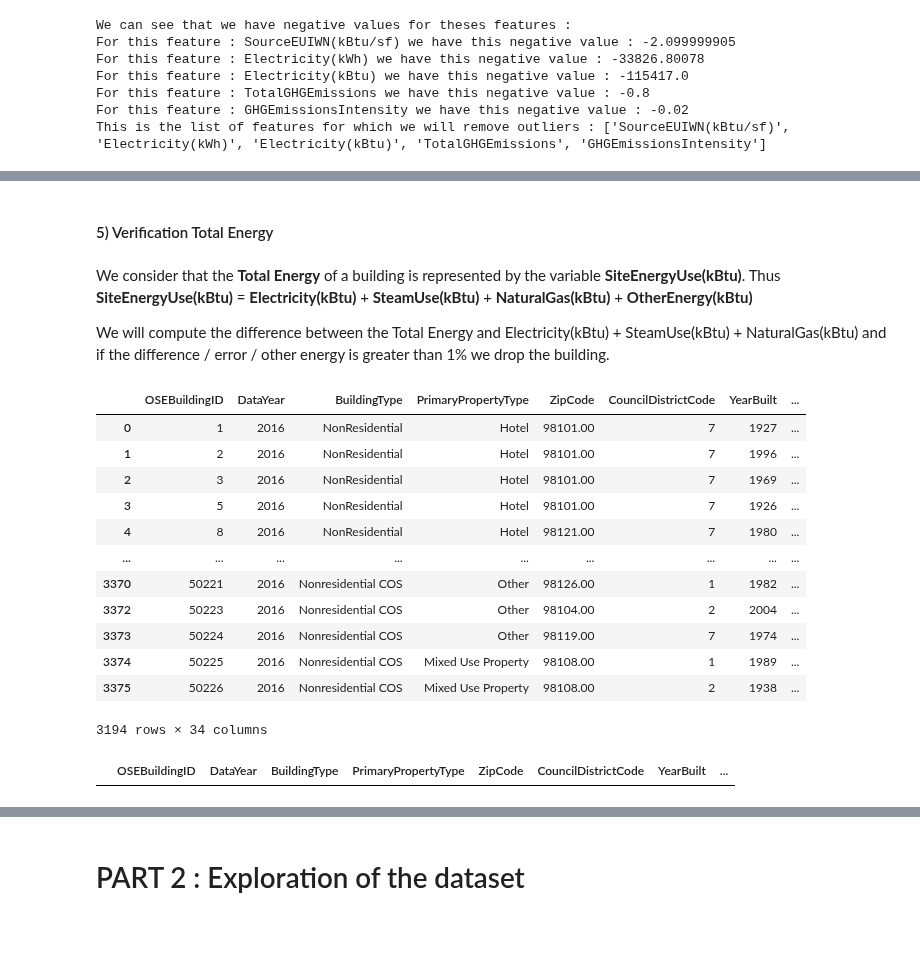
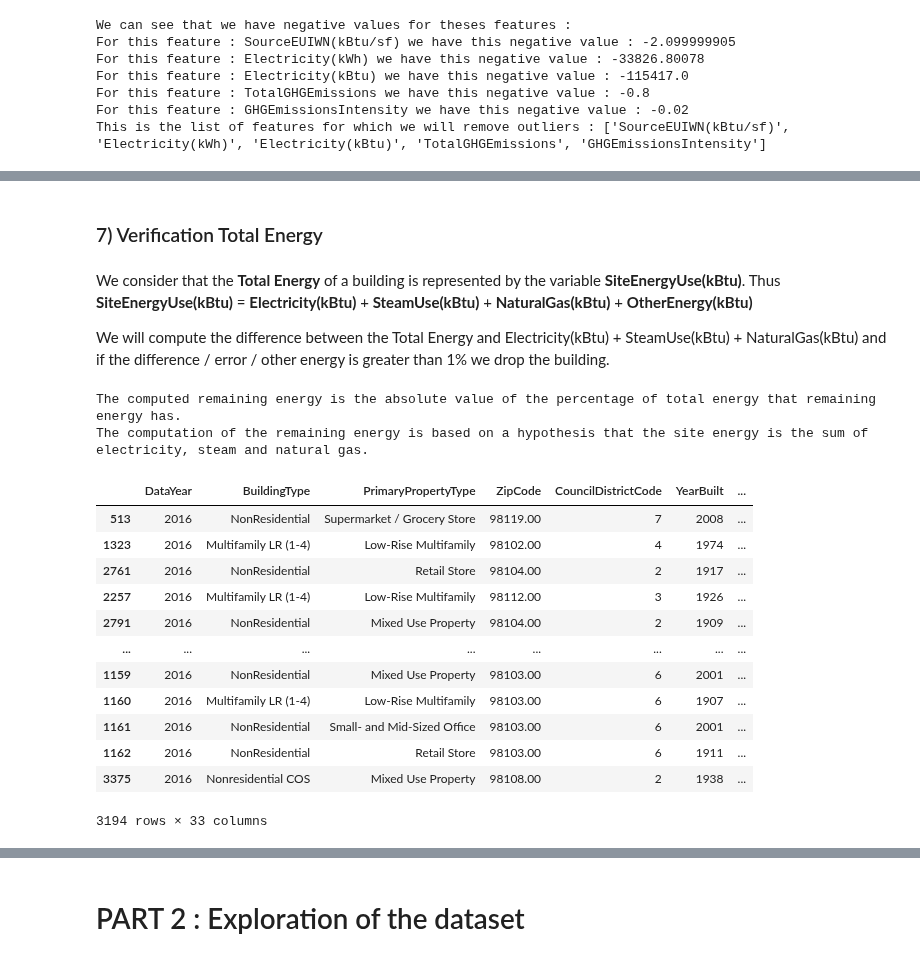
Before and after one commit to oumeima-elgharbi/P4_Data_Science_OpenClassrooms, a Jupyter notebook: P4_01_preprocess.ipynb, the cells around one changed output, grey strips where cells are left out. Drawn from its saved outputs; the diff is of its cells as text; code cells hidden in the pictures; blank space fills up the shorter version.

```diff
--- a/P4_01_preprocess.ipynb
+++ b/P4_01_preprocess.ipynb
@@ -578,12 +577,24 @@ print("We can see that we have negative values for theses features : ")
 
 all_energy_features = ["SiteEUI(kBtu/sf)", "SiteEUIWN(kBtu/sf)", "SourceEUI(kBtu/sf)", "SourceEUIWN(kBtu/sf)", "SiteEnergyUse(kBtu)", "SiteEnergyUseWN(kBtu)", "SteamUse(kBtu)", "Electricity(kWh)", "Electricity(kBtu)", "NaturalGas(therms)", "NaturalGas(kBtu)", "TotalGHGEmissions", "GHGEmissionsIntensity"]
 
-features_with_negative_values = []
-for energy_feature in all_energy_features:
-    energy_min = all_data_v4[energy_feature].min()
-    if energy_min < 0:
-        print("For this feature :", energy_feature, "we have this negative value :", energy_min)
-        features_with_negative_values.append(energy_feature)
+def verify_min_value(data_frame, all_features, ceiling):
+    """
+
+    :param data_frame:
+    :param all_features:
+    :param ceiling:
+    :return:
+    """
+
+    features_with_negative_values = []
+    for energy_feature in all_features:
+        energy_min = data_frame[energy_feature].min()
+        if energy_min < ceiling:
+            print("For this feature :", energy_feature, "we have this negative value :", energy_min)
+            features_with_negative_values.append(energy_feature)
+    return features_with_negative_values
+
+features_with_negative_values = verify_min_value(all_data_v4, all_energy_features, 0)
 
 print("This is the list of features for which we will remove outliers :", features_with_negative_values)
 # %% [output]
@@ -595,18 +606,20 @@ For this feature : TotalGHGEmissions we have this negative value : -0.8
 For this feature : GHGEmissionsIntensity we have this negative value : -0.02
 This is the list of features for which we will remove outliers : ['SourceEUIWN(kBtu/sf)', 'Electricity(kWh)', 'Electricity(kBtu)', 'TotalGHGEmissions', 'GHGEmissionsIntensity']
 # %%
-def removing_energy_outliers(data_frame, energy_feature, ceiling):
+def removing_outliers(data_frame, feature, ceiling, less_than_or_equal=True):
     """
 
     :param data_frame:
     :param energy_feature:
     :return:
     """
-    df = data_frame[data_frame[energy_feature] >= ceiling]
+    if less_than_or_equal:
+        df = data_frame[data_frame[feature] <= ceiling]
+    else:
+        df = data_frame[data_frame[feature] >= ceiling]
     return df
 
-all_data_v5 = removing_energy_outliers(all_data_v4, "SourceEUIWN(kBtu/sf)", 0)
-
+all_data_v5 = removing_outliers(all_data_v4, "SourceEUIWN(kBtu/sf)", 0, less_than_or_equal=False)
 print("We had one outlier building for which the energy values were negative.")
 
 display(all_data_v5.describe())
@@ -633,5 +645,5 @@ for energy_feature in all_energy_features:
 # %% [markdown]
-#### 5) Verification Total Energy
+### 7) Verification Total Energy
 # %% [markdown]
 We consider that the **Total Energy** of a building is represented by the variable **SiteEnergyUse(kBtu)**.
 Thus  **SiteEnergyUse(kBtu)** = **Electricity(kBtu)** + **SteamUse(kBtu)** + **NaturalGas(kBtu)** + **OtherEnergy(kBtu)**
@@ -640,38 +652,37 @@ We will compute the difference between the Total Energy and Electricity(kBtu) +
 # %%
 def compute_TotalEnergy(data_frame):
     """
 
     :param data_frame:
     :return:
 
     :UC: 100% filled df[["SiteEnergyUse(kBtu)", "Electricity(kBtu)", "SteamUse(kBtu)", "NaturalGas(kBtu)"]]
     """
     df = data_frame.copy()
     # 1) We had a column that computes the difference between the Total Energy and Electricity, SteamUse and NaturalGas
     df["RemainingEnergy(kBtu)"] = df["SiteEnergyUse(kBtu)"] - (df["Electricity(kBtu)"] + df["SteamUse(kBtu)"] + df["NaturalGas(kBtu)"])
-    df["RemainingEnergy(%)"] = df["RemainingEnergy(kBtu)"] / df["SiteEnergyUse(kBtu)"]
-
-    #df_energy = df[["SiteEnergyUse(kBtu)", "Electricity(kBtu)", "SteamUse(kBtu)", "NaturalGas(kBtu)", "RemainingEnergy(kBtu)"]]
+    # 2) we take the absolute value of the difference and round up to the superior unit.
+    df["RemainingEnergy(%)"] = round(abs(df["RemainingEnergy(kBtu)"] / df["SiteEnergyUse(kBtu)"] * 100), 1) # abs adds 5 buildings
 
     return df
 
-x = compute_TotalEnergy(all_data_v5)
-display(x)
+print("The computed remaining energy is the absolute value of the percentage of total energy that remaining energy has.")
+print("The computation of the remaining energy is based on a hypothesis that the site energy is the sum of electricity, steam and natural gas.")
+all_data_v6 = compute_TotalEnergy(all_data_v5).sort_values(by="RemainingEnergy(%)", ascending=False)
+display(all_data_v6)
 # %% [output]
+The computed remaining energy is the absolute value of the percentage of total energy that remaining energy has.
+The computation of the remaining energy is based on a hypothesis that the site energy is the sum of electricity, steam and natural gas.
-|  | OSEBuildingID | DataYear | BuildingType | PrimaryPropertyType | ZipCode | CouncilDistrictCode | YearBuilt | ... |
-| 0 | 1 | 2016 | NonResidential | Hotel | 98101.00 | 7 | 1927 | ... |
-| 1 | 2 | 2016 | NonResidential | Hotel | 98101.00 | 7 | 1996 | ... |
-| 2 | 3 | 2016 | NonResidential | Hotel | 98101.00 | 7 | 1969 | ... |
-| 3 | 5 | 2016 | NonResidential | Hotel | 98101.00 | 7 | 1926 | ... |
-| 4 | 8 | 2016 | NonResidential | Hotel | 98121.00 | 7 | 1980 | ... |
-| ... | ... | ... | ... | ... | ... | ... | ... | ... |
-| 3370 | 50221 | 2016 | Nonresidential COS | Other | 98126.00 | 1 | 1982 | ... |
-| 3372 | 50223 | 2016 | Nonresidential COS | Other | 98104.00 | 2 | 2004 | ... |
-| 3373 | 50224 | 2016 | Nonresidential COS | Other | 98119.00 | 7 | 1974 | ... |
-| 3374 | 50225 | 2016 | Nonresidential COS | Mixed Use Property | 98108.00 | 1 | 1989 | ... |
-| 3375 | 50226 | 2016 | Nonresidential COS | Mixed Use Property | 98108.00 | 2 | 1938 | ... |
+|  | DataYear | BuildingType | PrimaryPropertyType | ZipCode | CouncilDistrictCode | YearBuilt | ... |
+| 513 | 2016 | NonResidential | Supermarket / Grocery Store | 98119.00 | 7 | 2008 | ... |
+| 1323 | 2016 | Multifamily LR (1-4) | Low-Rise Multifamily | 98102.00 | 4 | 1974 | ... |
+| 2761 | 2016 | NonResidential | Retail Store | 98104.00 | 2 | 1917 | ... |
+| 2257 | 2016 | Multifamily LR (1-4) | Low-Rise Multifamily | 98112.00 | 3 | 1926 | ... |
+| 2791 | 2016 | NonResidential | Mixed Use Property | 98104.00 | 2 | 1909 | ... |
+| ... | ... | ... | ... | ... | ... | ... | ... |
+| 1159 | 2016 | NonResidential | Mixed Use Property | 98103.00 | 6 | 2001 | ... |
+| 1160 | 2016 | Multifamily LR (1-4) | Low-Rise Multifamily | 98103.00 | 6 | 1907 | ... |
+| 1161 | 2016 | NonResidential | Small- and Mid-Sized Office | 98103.00 | 6 | 2001 | ... |
+| 1162 | 2016 | NonResidential | Retail Store | 98103.00 | 6 | 1911 | ... |
+| 3375 | 2016 | Nonresidential COS | Mixed Use Property | 98108.00 | 2 | 1938 | ... |
-3194 rows × 34 columns
+3194 rows × 33 columns
-# %%
-x[x["RemainingEnergy(%)"] > 2]
-# %% [output]
-|  | OSEBuildingID | DataYear | BuildingType | PrimaryPropertyType | ZipCode | CouncilDistrictCode | YearBuilt | ... |
```
Also changed, not shown: parts of 36 cells of this notebook, 2 other files.
